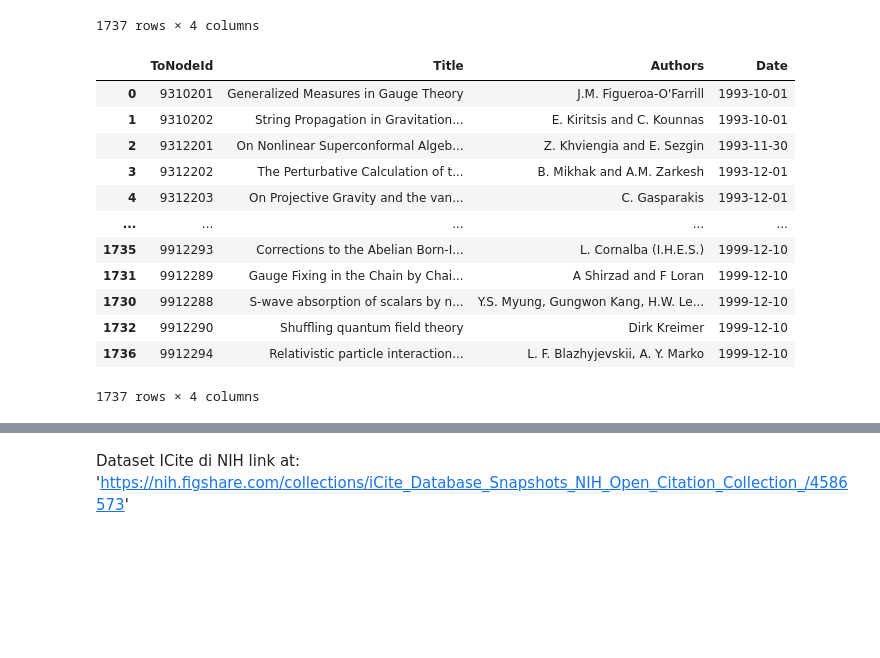
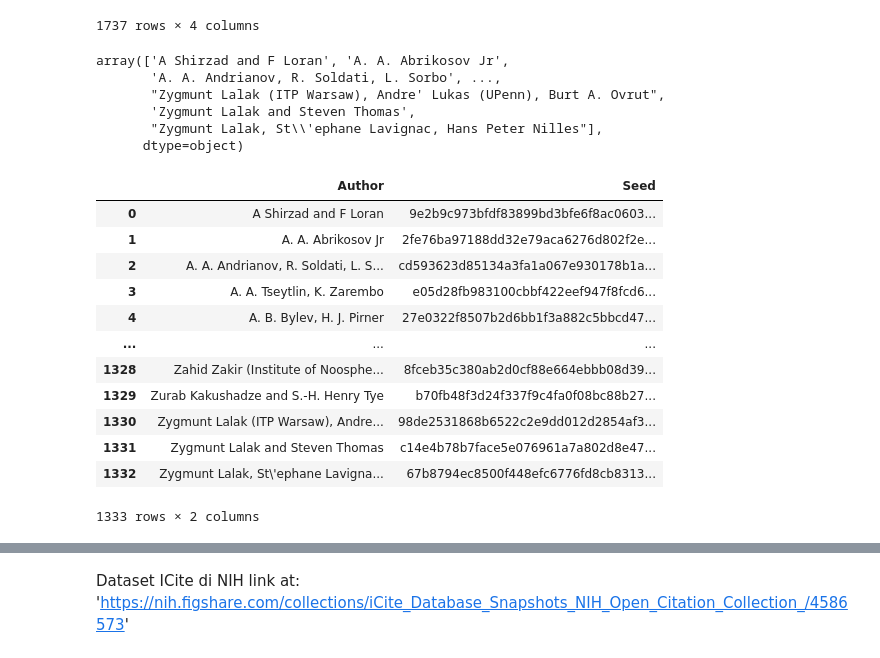
Before and after one commit to matteo-Donofrio-unipi/Master_Degree_Thesis, a Jupyter notebook: cit-abstract-scraper.ipynb, the cells around one changed output, grey strips where cells are left out. Saved outputs shown, nothing was run; the diff lists cells and outputs as text; code cells hidden in the pictures; blank space fills up the shorter version.

```diff
--- a/cit-abstract-scraper.ipynb
+++ b/cit-abstract-scraper.ipynb
@@ -217,19 +219,45 @@ paperId_and_info_and_date
 | 1735 | 9912293 | Corrections to the Abelian Born-I... | L. Cornalba (I.H.E.S.) | 1999-12-10 |
 | 1736 | 9912294 | Relativistic particle interaction... | L. F. Blazhyjevskii, A. Y. Marko | 1999-12-10 |
 1737 rows × 4 columns
-# %%
-paperId_and_info_and_date.sort_values(by='Date')
-# %% [output]
-|  | ToNodeId | Title | Authors | Date |
-| 0 | 9310201 | Generalized Measures in Gauge Theory | J.M. Figueroa-O'Farrill | 1993-10-01 |
-| 1 | 9310202 | String Propagation in Gravitation... | E. Kiritsis and C. Kounnas | 1993-10-01 |
-| 2 | 9312201 | On Nonlinear Superconformal Algeb... | Z. Khviengia and E. Sezgin | 1993-11-30 |
-| 3 | 9312202 | The Perturbative Calculation of t... | B. Mikhak and A.M. Zarkesh | 1993-12-01 |
-| 4 | 9312203 | On Projective Gravity and the van... | C. Gasparakis | 1993-12-01 |
-| ... | ... | ... | ... | ... |
-| 1735 | 9912293 | Corrections to the Abelian Born-I... | L. Cornalba (I.H.E.S.) | 1999-12-10 |
-| 1731 | 9912289 | Gauge Fixing in the Chain by Chai... | A Shirzad and F Loran | 1999-12-10 |
-| 1730 | 9912288 | S-wave absorption of scalars by n... | Y.S. Myung, Gungwon Kang, H.W. Le... | 1999-12-10 |
-| 1732 | 9912290 | Shuffling quantum field theory | Dirk Kreimer | 1999-12-10 |
-| 1736 | 9912294 | Relativistic particle interaction... | L. F. Blazhyjevskii, A. Y. Marko | 1999-12-10 |
-1737 rows × 4 columns
+# %%
+#prendo lista di autori univoci
+paperId_and_info_and_date = paperId_and_info_and_date.sort_values(by='Authors')
+paperId_and_info_and_date.reset_index(drop = True, inplace = True)
+paperId_and_info_and_date.Authors.unique()
+# %% [output]
+array(['A Shirzad and F Loran', 'A. A. Abrikosov Jr',
+       'A. A. Andrianov, R. Soldati, L. Sorbo', ...,
+       "Zygmunt Lalak (ITP Warsaw), Andre' Lukas (UPenn), Burt A. Ovrut",
+       'Zygmunt Lalak and Steven Thomas',
+       "Zygmunt Lalak, St\\'ephane Lavignac, Hans Peter Nilles"],
+      dtype=object)
+# %%
+#creo df che ha per ogni singolo autore un seed IOTA associato
+
+#creo empty df
+author_seed = pd.DataFrame(columns=['Author','Seed'], index = range(0,paperId_and_info_and_date.Authors.nunique()))
+
+#ordino autori in ordine crescente
+paperId_and_info_and_date = paperId_and_info_and_date.sort_values(by='Authors')
+paperId_and_info_and_date.reset_index(drop = True, inplace = True)
+
+#assegno ad ogni autore un seed differente
+author_seed['Author'] = paperId_and_info_and_date.Authors.unique()
+author_seed['Seed'] = author_seed.apply(lambda row : hashlib.sha256(os.urandom(256)).hexdigest() , axis = 1)
+
+
+author_seed
+# %% [output]
+|  | Author | Seed |
+| 0 | A Shirzad and F Loran | 9e2b9c973bfdf83899bd3bfe6f8ac0603... |
+| 1 | A. A. Abrikosov Jr | 2fe76ba97188dd32e79aca6276d802f2e... |
+| 2 | A. A. Andrianov, R. Soldati, L. S... | cd593623d85134a3fa1a067e930178b1a... |
+| 3 | A. A. Tseytlin, K. Zarembo | e05d28fb983100cbbf422eef947f8fcd6... |
+| 4 | A. B. Bylev, H. J. Pirner | 27e0322f8507b2d6bb1f3a882c5bbcd47... |
+| ... | ... | ... |
+| 1328 | Zahid Zakir (Institute of Noosphe... | 8fceb35c380ab2d0cf88e664ebbb08d39... |
+| 1329 | Zurab Kakushadze and S.-H. Henry Tye | b70fb48f3d24f337f9c4fa0f08bc88b27... |
+| 1330 | Zygmunt Lalak (ITP Warsaw), Andre... | 98de2531868b6522c2e9dd012d2854af3... |
+| 1331 | Zygmunt Lalak and Steven Thomas | c14e4b78b7face5e076961a7a802d8e47... |
+| 1332 | Zygmunt Lalak, St\'ephane Lavigna... | 67b8794ec8500f448efc6776fd8cb8313... |
+1333 rows × 2 columns
```
Also changed, not shown: parts of 16 cells of this notebook.
